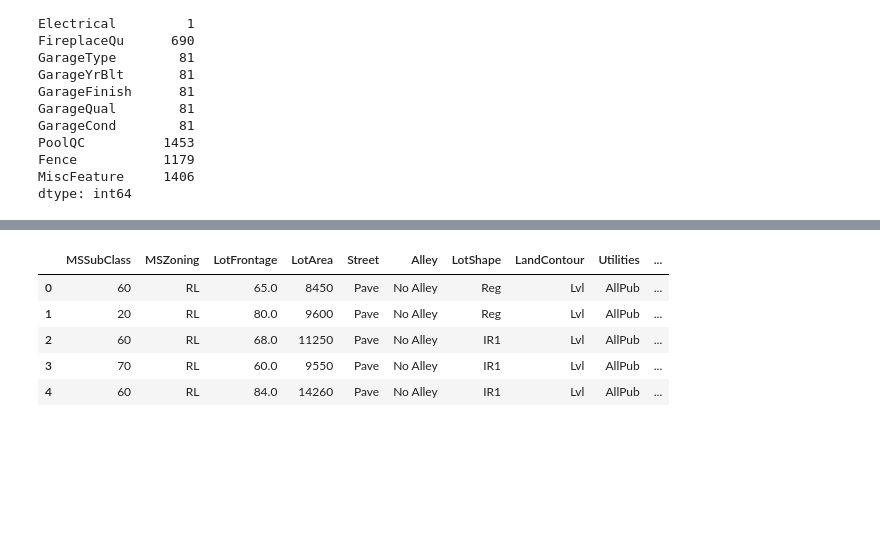
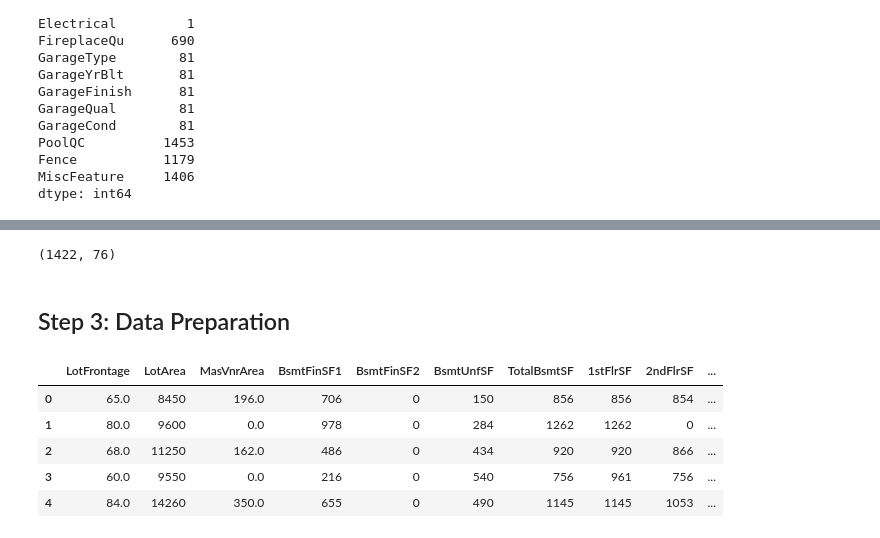
Before and after one commit to bhogasena/House-Price-Prediction, a Jupyter notebook: House_Price_Prediction.ipynb, the cells around one changed output, grey strips where cells are left out. Drawn from its saved outputs; the diff is of its cells as text; code cells hidden in the pictures; blank space fills up the shorter version.

```diff
--- a/House_Price_Prediction.ipynb
+++ b/House_Price_Prediction.ipynb
@@ -135,0 +259,30 @@ house_df[categorical_cols] = house_df[categorical_cols].astype('category')
+# %%
+house_df['age'] = house_df['YrSold'] - house_df['YearBuilt']
+house_df['age_remodel'] = house_df['YrSold'] - house_df['YearRemodAdd']
+# %%
+# Drop the columns 'YearBuilt', 'YrSold' and 'YearRemodAdd'
+house_df.drop(columns=['YrSold','YearBuilt','YearRemodAdd'],axis=0,inplace=True)
+# %%
+# As per above EDA, LotArea has some outliers and so let's remove it using IQR range
+Q1 = house_df.LotArea.quantile(0.1)
+Q3 = house_df.LotArea.quantile(0.9)
+IQR = Q3-Q1
+house_df = house_df[(house_df['LotArea'] <= (Q3 + 1.5*IQR))&(house_df['LotArea'] >= (Q1 - 1.5*IQR))]
+
+# Remove MasVnrArea outliers
+
+Q1 = house_df.MasVnrArea.quantile(0.1)
+Q3 = house_df.MasVnrArea.quantile(0.9)
+IQR = Q3-Q1
+house_df = house_df[(house_df['MasVnrArea'] <= (Q3 + 1.5*IQR))&(house_df['MasVnrArea'] >= (Q1 - 1.5*IQR))]
+# %%
+house_df.shape
+# %% [output]
+(1422, 76)
+# %% [markdown]
+## Step 3: Data Preparation
+# %%
+#object_cols = house_df.select_dtypes(include=['object']).columns
+#house_df[object_cols] = house_df[object_cols].astype('category')
+numerical_cols,categorical_cols = getNumericAndCategorical()
+#house_df[categorical_cols] = house_df[categorical_cols] .astype('str')
@@ -136,9 +293,9 @@ house_df[categorical_cols] = house_df[categorical_cols].astype('category')
 # %%
-house_df.head()
+house_df[numerical_cols].head()
 # %% [output]
-|  | MSSubClass | MSZoning | LotFrontage | LotArea | Street | Alley | LotShape | LandContour | Utilities | ... |
-| 0 | 60 | RL | 65.0 | 8450 | Pave | No Alley | Reg | Lvl | AllPub | ... |
-| 1 | 20 | RL | 80.0 | 9600 | Pave | No Alley | Reg | Lvl | AllPub | ... |
-| 2 | 60 | RL | 68.0 | 11250 | Pave | No Alley | IR1 | Lvl | AllPub | ... |
-| 3 | 70 | RL | 60.0 | 9550 | Pave | No Alley | IR1 | Lvl | AllPub | ... |
-| 4 | 60 | RL | 84.0 | 14260 | Pave | No Alley | IR1 | Lvl | AllPub | ... |
+|  | LotFrontage | LotArea | MasVnrArea | BsmtFinSF1 | BsmtFinSF2 | BsmtUnfSF | TotalBsmtSF | 1stFlrSF | 2ndFlrSF | ... |
+| 0 | 65.0 | 8450 | 196.0 | 706 | 0 | 150 | 856 | 856 | 854 | ... |
+| 1 | 80.0 | 9600 | 0.0 | 978 | 0 | 284 | 1262 | 1262 | 0 | ... |
+| 2 | 68.0 | 11250 | 162.0 | 486 | 0 | 434 | 920 | 920 | 866 | ... |
+| 3 | 60.0 | 9550 | 0.0 | 216 | 0 | 540 | 756 | 961 | 756 | ... |
+| 4 | 84.0 | 14260 | 350.0 | 655 | 0 | 490 | 1145 | 1145 | 1053 | ... |
```
Also changed, not shown: parts of 42 cells of this notebook.
